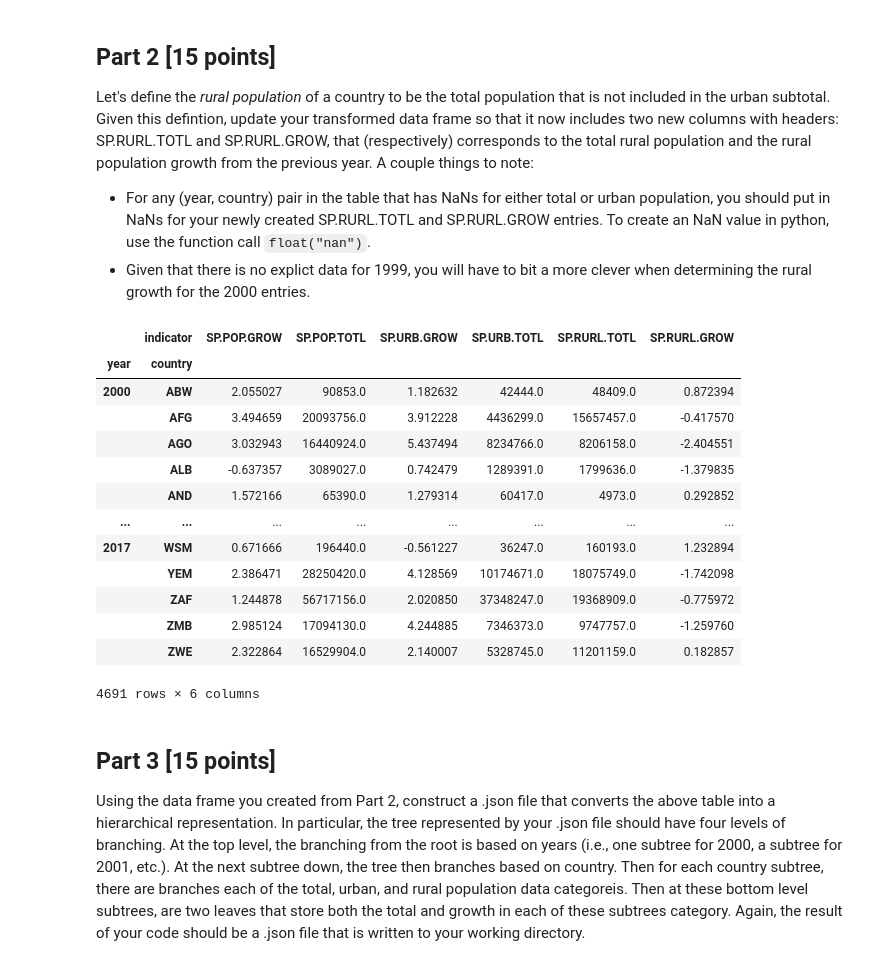
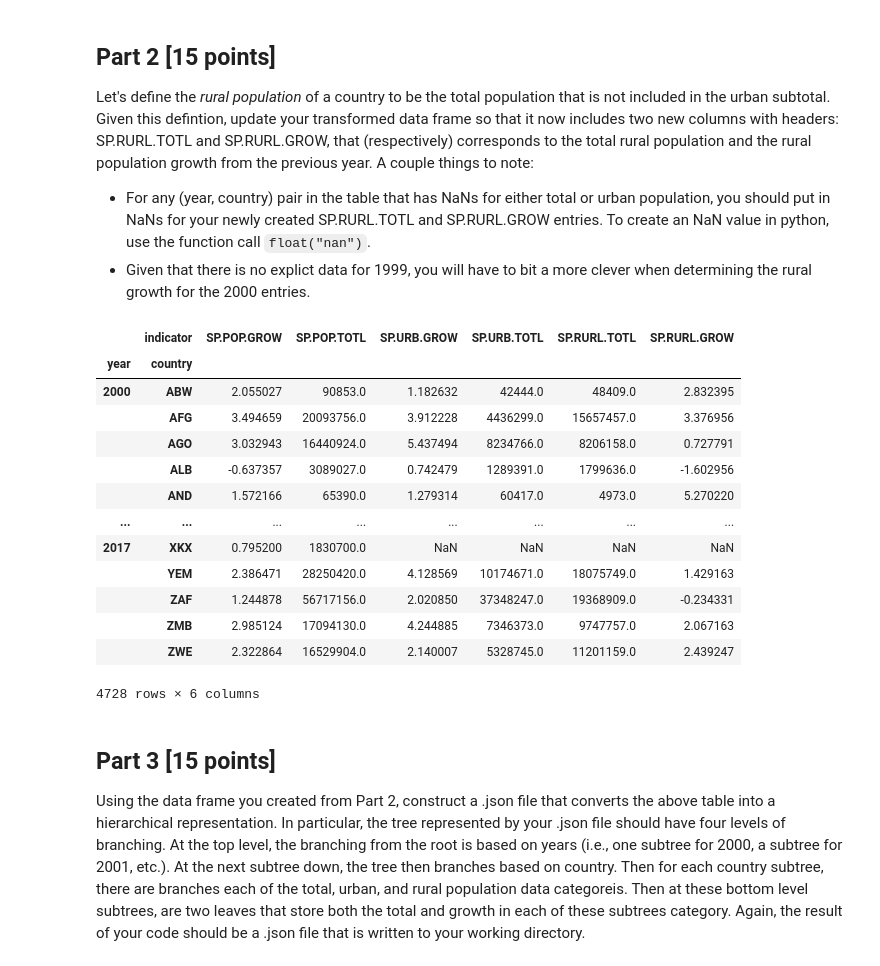
Before and after one commit to WilsonLe/Fall2021, a Jupyter notebook: CS181/5-hw/hw5.ipynb, the cells around one changed output. Drawn from its saved outputs; the diff is of its cells as text; code cells hidden in the pictures.

```diff
--- a/CS181/5-hw/hw5.ipynb
+++ b/CS181/5-hw/hw5.ipynb
@@ -78,26 +77,53 @@ Let's define the *rural population* of a country to be the total population that
 
 * For any (year, country) pair in the table that has NaNs for either total or urban population, you should put in NaNs for your newly created SP.RURL.TOTL and SP.RURL.GROW entries. To create an NaN value in python, use the function call <code>float("nan")</code>.
 * Given that there is no explict data for 1999, you will have to bit a more clever when determining the rural growth for the 2000 entries.
-# %%
-worldBankDfPivot['SP.RURL.TOTL'] = worldBankDfPivot['SP.POP.TOTL'] - worldBankDfPivot['SP.URB.TOTL']
-worldBankDfPivot['SP.RURL.GROW'] = worldBankDfPivot[ 'SP.POP.GROW'] - worldBankDfPivot['SP.URB.GROW']
-worldBankDfPivot.dropna(inplace=True)
-worldBankDfPivot
-# %% [output]
-|  | indicator | SP.POP.GROW | SP.POP.TOTL | SP.URB.GROW | SP.URB.TOTL | SP.RURL.TOTL | SP.RURL.GROW |
-| year | country |  |  |  |  |  |  |
-| 2000 | ABW | 2.055027 | 90853.0 | 1.182632 | 42444.0 | 48409.0 | 0.872394 |
-|  | AFG | 3.494659 | 20093756.0 | 3.912228 | 4436299.0 | 15657457.0 | -0.417570 |
-|  | AGO | 3.032943 | 16440924.0 | 5.437494 | 8234766.0 | 8206158.0 | -2.404551 |
-|  | ALB | -0.637357 | 3089027.0 | 0.742479 | 1289391.0 | 1799636.0 | -1.379835 |
-|  | AND | 1.572166 | 65390.0 | 1.279314 | 60417.0 | 4973.0 | 0.292852 |
-| ... | ... | ... | ... | ... | ... | ... | ... |
-| 2017 | WSM | 0.671666 | 196440.0 | -0.561227 | 36247.0 | 160193.0 | 1.232894 |
-|  | YEM | 2.386471 | 28250420.0 | 4.128569 | 10174671.0 | 18075749.0 | -1.742098 |
-|  | ZAF | 1.244878 | 56717156.0 | 2.020850 | 37348247.0 | 19368909.0 | -0.775972 |
-|  | ZMB | 2.985124 | 17094130.0 | 4.244885 | 7346373.0 | 9747757.0 | -1.259760 |
-|  | ZWE | 2.322864 | 16529904.0 | 2.140007 | 5328745.0 | 11201159.0 | 0.182857 |
-4691 rows × 6 columns
+# %%
+worldBankDfPivot["SP.RURL.TOTL"] = worldBankDfPivot["SP.POP.TOTL"] - worldBankDfPivot["SP.URB.TOTL"]
+
+rurlGrow = []
+for rowLabel, rowSeries in worldBankDfPivot.iterrows():
+	year, country = rowLabel
+	preYearLabel = (str(int(year) - 1), country)
+	curYearRurlTotl = worldBankDfPivot.loc[rowLabel, "SP.RURL.TOTL"]
+
+	if year == "2000":
+		# calculate preUrbTotl
+		curUrbTotl = worldBankDfPivot.loc[rowLabel, "SP.URB.TOTL"]
+		curUrbGrow = worldBankDfPivot.loc[rowLabel, "SP.URB.GROW"]
+		preUrbTotl = curUrbTotl / ((curUrbGrow/100) + 1)
+		# calculate prePopTotl
+		curPopTotl = worldBankDfPivot.loc[rowLabel, "SP.POP.TOTL"]
+		curPopGrow = worldBankDfPivot.loc[rowLabel, "SP.POP.GROW"]
+		prePopTotl = curPopTotl / ((curPopGrow/100) + 1)
+
+		# get preYearRurlTotl
+		preYearRurlTotl = prePopTotl - preUrbTotl
+	else:
+		preYearRurlTotl = worldBankDfPivot.loc[preYearLabel, "SP.RURL.TOTL"]
+	if np.isnan(curYearRurlTotl) or np.isnan(preYearRurlTotl):
+		rurlGrow.append(float("nan"))
+	elif curYearRurlTotl == 0 or preYearRurlTotl == 0:
+		rurlGrow.append(0)
+	else:
+		rurlGrow.append(((curYearRurlTotl/preYearRurlTotl) - 1)*100)
+
+worldBankDfPivot["SP.RURL.GROW"] = rurlGrow
+worldBankDfPivot
+# %% [output]
+|  | indicator | SP.POP.GROW | SP.POP.TOTL | SP.URB.GROW | SP.URB.TOTL | SP.RURL.TOTL | SP.RURL.GROW |
+| year | country |  |  |  |  |  |  |
+| 2000 | ABW | 2.055027 | 90853.0 | 1.182632 | 42444.0 | 48409.0 | 2.832395 |
+|  | AFG | 3.494659 | 20093756.0 | 3.912228 | 4436299.0 | 15657457.0 | 3.376956 |
+|  | AGO | 3.032943 | 16440924.0 | 5.437494 | 8234766.0 | 8206158.0 | 0.727791 |
+|  | ALB | -0.637357 | 3089027.0 | 0.742479 | 1289391.0 | 1799636.0 | -1.602956 |
+|  | AND | 1.572166 | 65390.0 | 1.279314 | 60417.0 | 4973.0 | 5.270220 |
+| ... | ... | ... | ... | ... | ... | ... | ... |
+| 2017 | XKX | 0.795200 | 1830700.0 | NaN | NaN | NaN | NaN |
+|  | YEM | 2.386471 | 28250420.0 | 4.128569 | 10174671.0 | 18075749.0 | 1.429163 |
+|  | ZAF | 1.244878 | 56717156.0 | 2.020850 | 37348247.0 | 19368909.0 | -0.234331 |
+|  | ZMB | 2.985124 | 17094130.0 | 4.244885 | 7346373.0 | 9747757.0 | 2.067163 |
+|  | ZWE | 2.322864 | 16529904.0 | 2.140007 | 5328745.0 | 11201159.0 | 2.439247 |
+4728 rows × 6 columns
 # %% [markdown]
 ## Part 3 [15 points]
 
```
Also changed, not shown: parts of 2 cells of this notebook, 8 other files.
